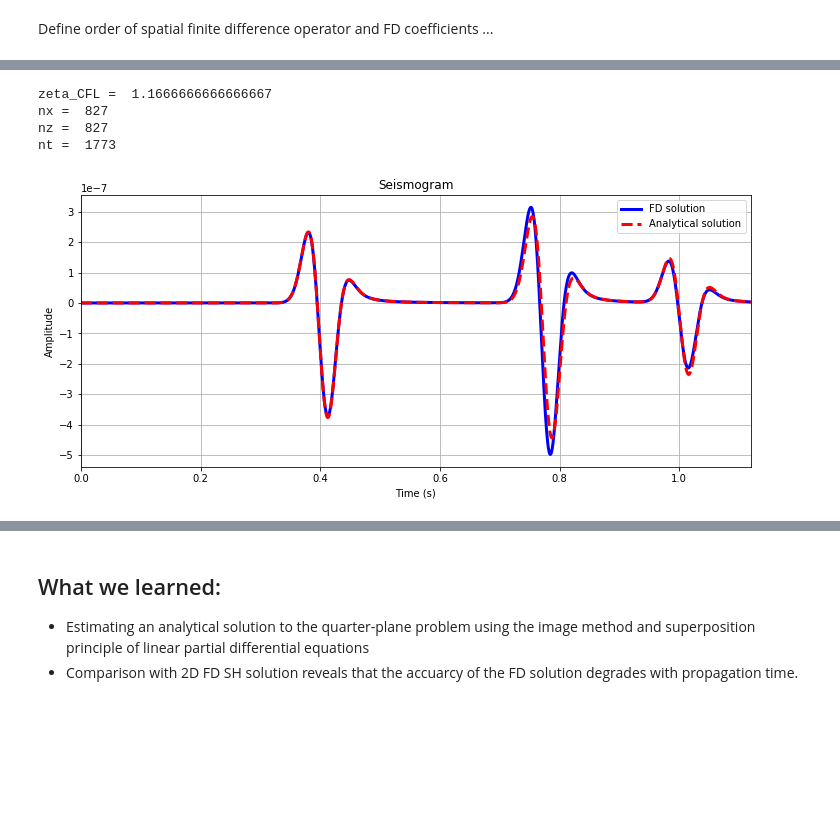
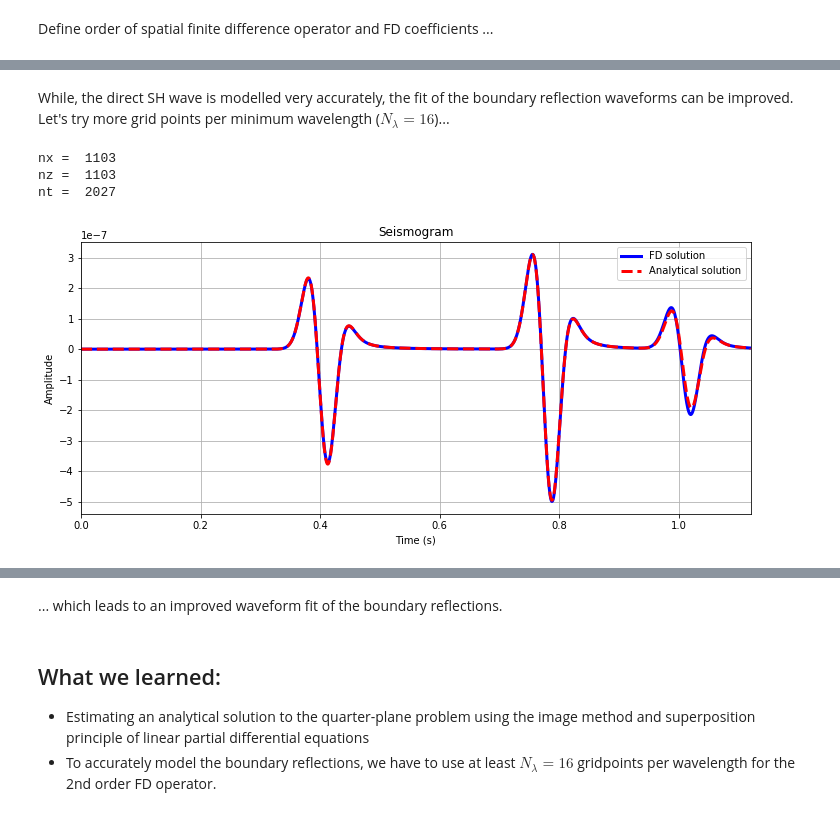
Before and after one commit to daniel-koehn/Theory-of-seismic-waves-II, a Jupyter notebook: 06_2D_SH_Love_wave_modelling/3_2D_SH_FD_modelling_quarter_plane_problem.ipynb, the cells around one changed output, grey strips where cells are left out. Drawn from its saved outputs; the diff is of its cells as text; code cells hidden in the pictures; blank space fills up the shorter version.

```diff
--- a/06_2D_SH_Love_wave_modelling/3_2D_SH_FD_modelling_quarter_plane_problem.ipynb
+++ b/06_2D_SH_Love_wave_modelling/3_2D_SH_FD_modelling_quarter_plane_problem.ipynb
@@ -151,7 +136,7 @@ def update_vel(vy, syx, syz, dx, dz, dt, nx, nz, rho, op, coeff):
 # Shear stress syx, syz updates
 # -----------------------------
 @jit(nopython=True) # use JIT for C-performance
-def update_stress(vy, syx, syz, dx, dz, dt, nx, nz, mux, muz, op, coeff):
+def update_stress(vy, syx, syz, dx, dz, dt, nx, nz, mux, muz, op):
 
     # 2nd order FD operator
     if(op==2):
@@ -166,22 +151,6 @@ def update_stress(vy, syx, syz, dx, dz, dt, nx, nz, mux, muz, op, coeff):
                 syx[i,j] = syx[i,j] + dt * mux[i,j] * vy_x
                 syz[i,j] = syz[i,j] + dt * muz[i,j] * vy_z
 
-    # 4th order FD operator
-    if(op==4):
-        for i in range(2, nx - 2):
-            for j in range(2, nz - 2):
-
-                # Calculate spatial derivatives (4th order operator)
-                vy_x = (coeff[0] * (vy[i + 1, j] - vy[i,     j]) +
-                        coeff[1] * (vy[i + 2, j] - vy[i - 1, j])) / dx
-
-                vy_z = (coeff[0] * (vy[i, j + 1] - vy[i,     j]) +
-                        coeff[1] * (vy[i, j + 2] - vy[i, j - 1])) / dz
-
-                # Update shear stresses
-                syx[i,j] = syx[i,j] + dt * mux[i,j] * vy_x
-                syz[i,j] = syz[i,j] + dt * muz[i,j] * vy_z
-
     return syx, syz
 # %% [markdown]
 ... and harmonically averaging the shear modulus ...
@@ -239,7 +187,7 @@ def FD_coeff(op):
 # %%
 # 2D SH Wave Propagation (Finite Difference Solution)
 # ---------------------------------------------------
-def FD_2D_SH_JIT(dt,dx,dz,f0,xsrc,zsrc,op,coeff):
+def FD_2D_SH_JIT(dt,dx,dz,f0,xsrc,zsrc,op):
 
     nx = (int)(xmax/dx) # number of grid points in x-direction
     print('nx = ',nx)
@@ -340,7 +288,7 @@ def FD_2D_SH_JIT(dt,dx,dz,f0,xsrc,zsrc,op,coeff):
 
         # Update particle velocity vy
         # ---------------------------
-        vy = update_vel(vy, syx, syz, dx, dz, dt, nx, nz, rho, op, coeff)
+        vy = update_vel(vy, syx, syz, dx, dz, dt, nx, nz, rho, op)
 
         # Add Source Term at (isrc,jsrc)
         # ------------------------------
@@ -349,7 +297,7 @@ def FD_2D_SH_JIT(dt,dx,dz,f0,xsrc,zsrc,op,coeff):
 
         # Update shear stress syx, syz
         # ----------------------------
-        syx, syz = update_stress(vy, syx, syz, dx, dz, dt, nx, nz, mux, muz, op, coeff)
+        syx, syz = update_stress(vy, syx, syz, dx, dz, dt, nx, nz, mux, muz, op)
 
         # Output of Seismogram
         # -----------------
@@ -394,19 +339,18 @@ Wall time: 6.28 s
+# %% [markdown]
+While, the direct SH wave is modelled very accurately, the fit of the boundary reflection waveforms can be improved. Let's try more grid points per minimum wavelength ($N_\lambda = 16$)...
 # %%
-%%time
-Nlam = 12
+Nlam = 16
 dx = vs0 / (Nlam * 2 * f0)
 dz   = dx    # grid point distance in z-direction (m)
 
-op = 4                           # order of FD operator
-coeff, zeta_CFL = FD_coeff(op)   # calculate FD coefficients and zeta_CFL
+op = 2       # order of spatial FD operator
 
 # calculate dt according to CFL criterion
-dt = dx / (np.sqrt(2) * zeta_CFL * vs0)
+dt = dx / (np.sqrt(2) * vs0)
 
-vy = FD_2D_SH_JIT(dt,dx,dz,f0,xsrc,zsrc,op,coeff)
+vy = FD_2D_SH_JIT(dt,dx,dz,f0,xsrc,zsrc,op)
 # %% [output]
-zeta_CFL =  1.1666666666666667
-nx =  827
-nz =  827
-nt =  1773
+nx =  1103
+nz =  1103
+nt =  2027
-[figure, old version]
+[figure, new version]
@@ -430,5 +357,7 @@ Wall time: 15.2 s
+# %% [markdown]
+... which leads to an improved waveform fit of the boundary reflections.
 # %% [markdown]
 ## What we learned:
 
 * Estimating an analytical solution to the quarter-plane problem using the image method and superposition principle of linear partial differential equations
-* Comparison with 2D FD SH solution reveals that the accuarcy of the FD solution degrades with propagation time.
+* To accurately model the boundary reflections, we have to use at least $N_\lambda = 16$ gridpoints per wavelength for the 2nd order FD operator.
```
Also changed, not shown: parts of 7 cells of this notebook, 1 other file.
